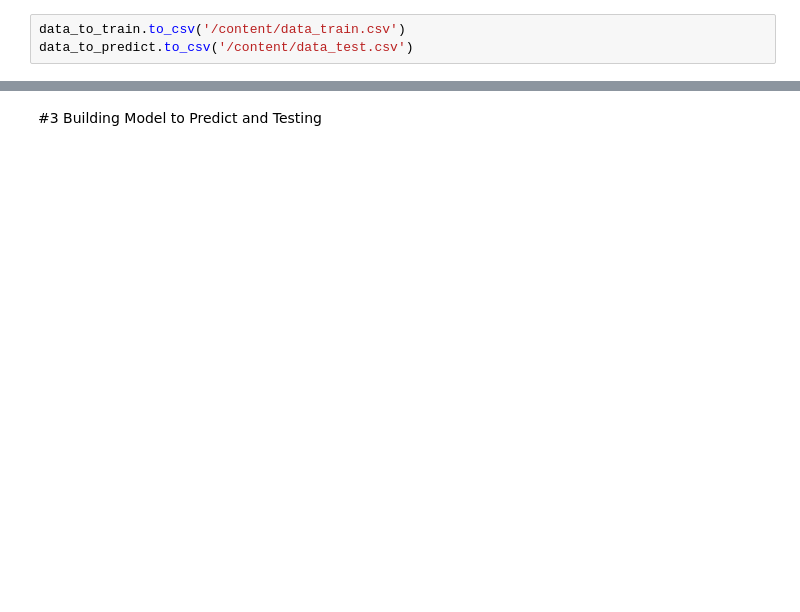
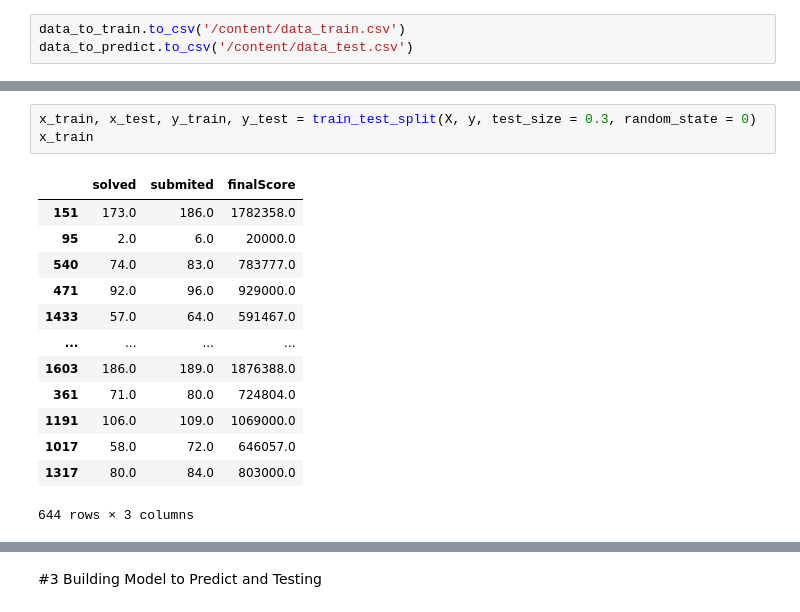
Before and after one commit to lphuong304/CS114.L21, a Jupyter notebook: COLAB_ASSIGNMENTS/COLAB_ASSIGNMENT_17_05/Solution02.ipynb, the cells around one changed output, grey strips where cells are left out. Cells and saved outputs as stored; diff of their text form; blank space fills up the shorter version.

```diff
--- a/COLAB_ASSIGNMENTS/COLAB_ASSIGNMENT_17_05/Solution02.ipynb
+++ b/COLAB_ASSIGNMENTS/COLAB_ASSIGNMENT_17_05/Solution02.ipynb
@@ -484,0 +504,17 @@ X
+# %%
+x_train, x_test, y_train, y_test = train_test_split(X, y, test_size = 0.3, random_state = 0)
+x_train
+# %% [output]
+|  | solved | submited | finalScore |
+| 151 | 173.0 | 186.0 | 1782358.0 |
+| 95 | 2.0 | 6.0 | 20000.0 |
+| 540 | 74.0 | 83.0 | 783777.0 |
+| 471 | 92.0 | 96.0 | 929000.0 |
+| 1433 | 57.0 | 64.0 | 591467.0 |
+| ... | ... | ... | ... |
+| 1603 | 186.0 | 189.0 | 1876388.0 |
+| 361 | 71.0 | 80.0 | 724804.0 |
+| 1191 | 106.0 | 109.0 | 1069000.0 |
+| 1017 | 58.0 | 72.0 | 646057.0 |
+| 1317 | 80.0 | 84.0 | 803000.0 |
+644 rows × 3 columns
```
Also changed, not shown: parts of 19 cells of this notebook.
